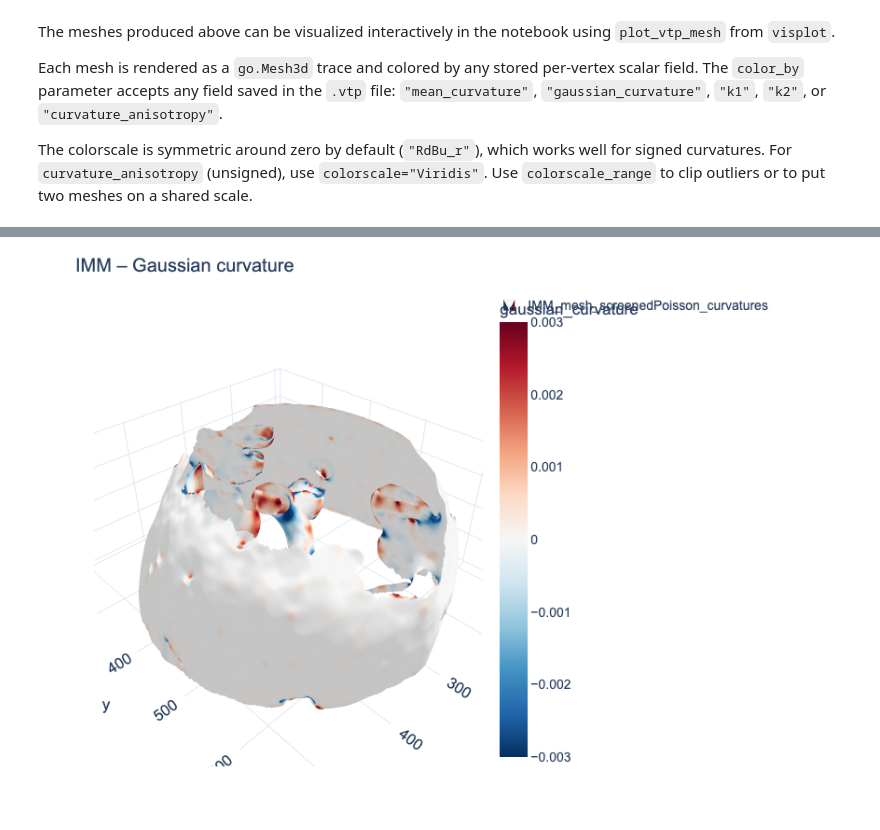
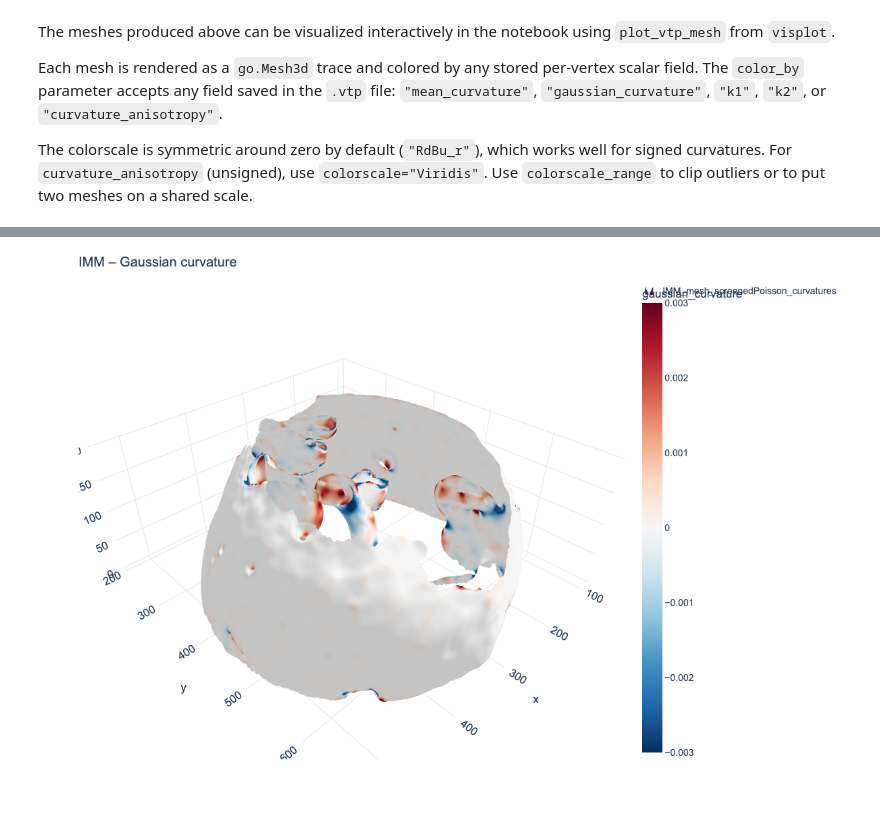
Before and after one commit to turonova/cryoCAT, a Jupyter notebook: docs/source/tutorials/compute_curvatures/compute_curvatures.ipynb, the cells around one changed output, grey strips where cells are left out. Saved outputs shown, nothing was run; the diff lists cells and outputs as text; code cells hidden in the pictures.

```diff
--- a/docs/source/tutorials/compute_curvatures/compute_curvatures.ipynb
+++ b/docs/source/tutorials/compute_curvatures/compute_curvatures.ipynb
@@ -438,4 +438,4 @@ fig.write_image("plots/IMM_fullmesh_Gaussiancurvature.png", width=800, height=60
 # %%
-Image("plots/IMM_fullmesh_Gaussiancurvature.png", width=800, height=600)
+Image("plots/IMM_fullmesh_Gaussiancurvature.png")
 # %% [output]
-[figure, old version]
+[figure, new version]
```
Also changed, not shown: parts of 4 cells of this notebook, 18 other files.
